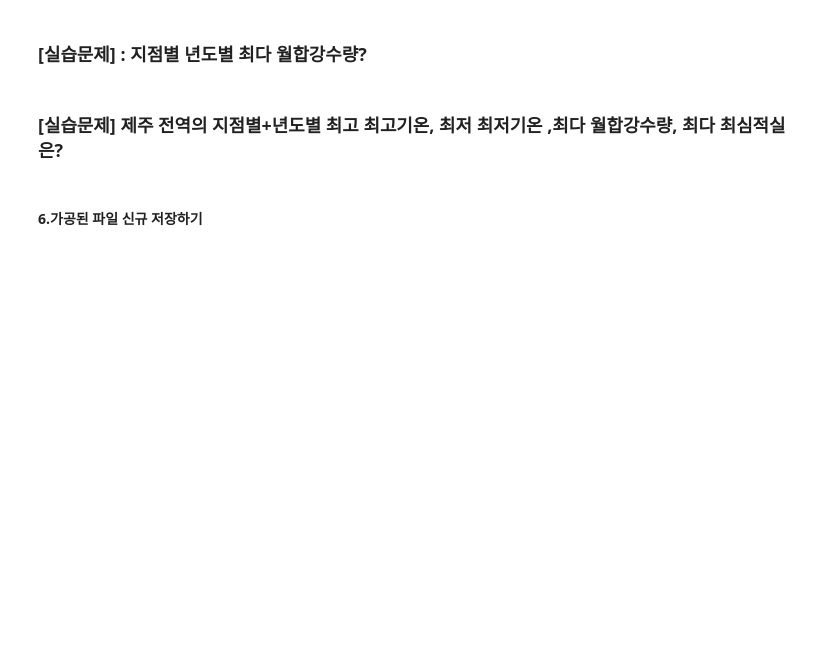
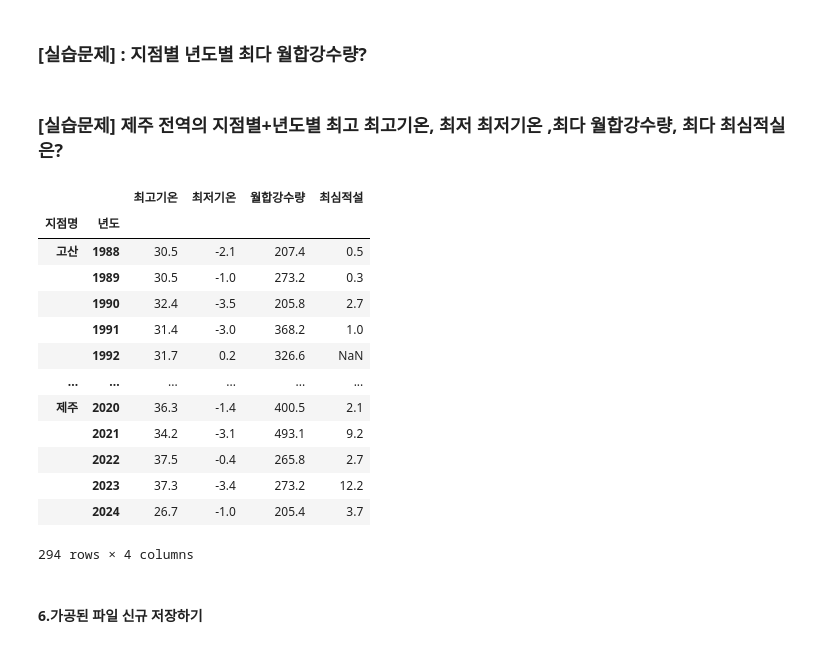
Before and after one commit to ParkGeunHae/teacher, a Jupyter notebook: 2_데이터분석_03_공공데이터_기상청날씨_실습.ipynb, the cells around one changed output. Saved outputs shown, nothing was run; the diff lists cells and outputs as text; code cells hidden in the pictures; blank space fills up the shorter version.

```diff
--- a/2_데이터분석_03_공공데이터_기상청날씨_실습.ipynb
+++ b/2_데이터분석_03_공공데이터_기상청날씨_실습.ipynb
@@ -512,12 +665,27 @@ df.groupby(['지점명','년도']).aggregate({'월합강수량':'max'})
 # %%
 df2 = df.query(" 지점명 in ('고산','서귀포','성산','성산포','제주') ")
 df2 = df2.groupby(['지점명','년도']).aggregate({'최고기온':'max',
                                           '최저기온':'min',
                                           '월합강수량':'max',
                                           '최심적설':'max'})
 
-df2.to_csv('data/제주-년도별-날씨정보.csv', encoding='cp949')
+df2.to_csv('./제주-년도별-날씨정보.csv', encoding='utf-8')
 df2
+# %% [output]
+|  |  | 최고기온 | 최저기온 | 월합강수량 | 최심적설 |
+| 지점명 | 년도 |  |  |  |  |
+| 고산 | 1988 | 30.5 | -2.1 | 207.4 | 0.5 |
+|  | 1989 | 30.5 | -1.0 | 273.2 | 0.3 |
+|  | 1990 | 32.4 | -3.5 | 205.8 | 2.7 |
+|  | 1991 | 31.4 | -3.0 | 368.2 | 1.0 |
+|  | 1992 | 31.7 | 0.2 | 326.6 | NaN |
+| ... | ... | ... | ... | ... | ... |
+| 제주 | 2020 | 36.3 | -1.4 | 400.5 | 2.1 |
+|  | 2021 | 34.2 | -3.1 | 493.1 | 9.2 |
+|  | 2022 | 37.5 | -0.4 | 265.8 | 2.7 |
+|  | 2023 | 37.3 | -3.4 | 273.2 | 12.2 |
+|  | 2024 | 26.7 | -1.0 | 205.4 | 3.7 |
+294 rows × 4 columns
 # %% [markdown]
 #### 6.가공된 파일 신규 저장하기
 # %%
```
Also changed, not shown: parts of 20 cells of this notebook.
